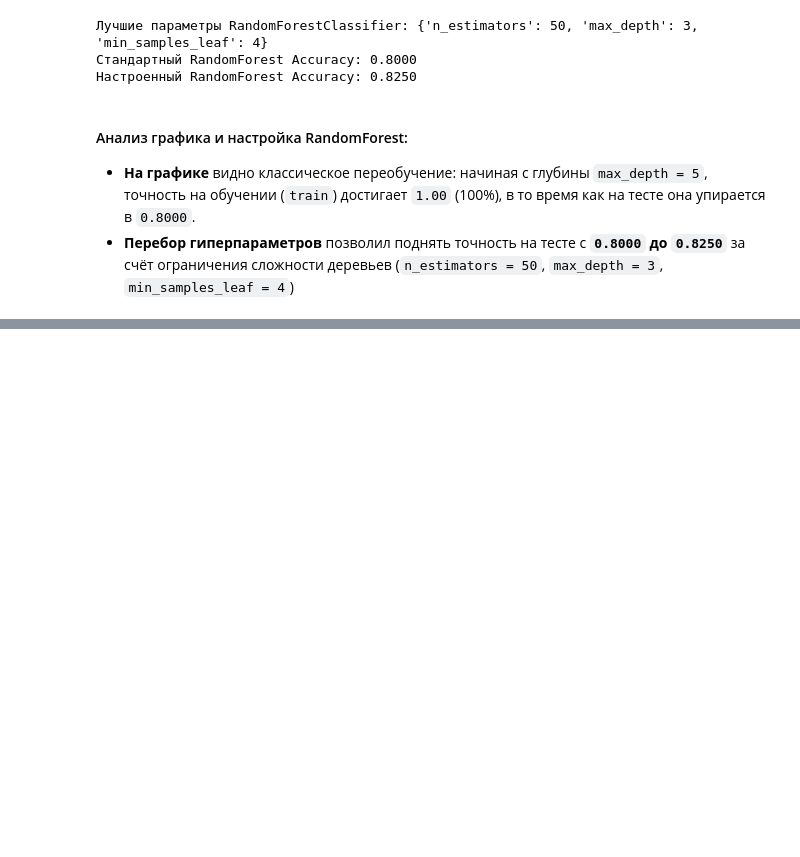
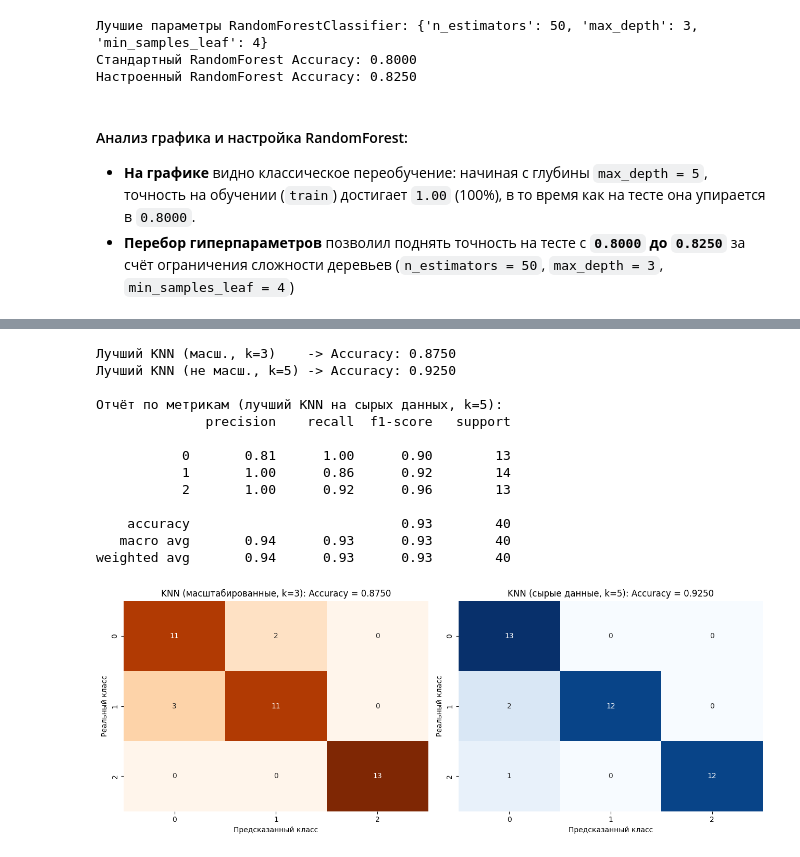
Before and after one commit to Tsvil12/MLsemestr, a Jupyter notebook: task2_classification/classification_v2.ipynb, the cells around one changed output, grey strips where cells are left out. Saved outputs shown, nothing was run; the diff lists cells and outputs as text; code cells hidden in the pictures; blank space fills up the shorter version.

```diff
--- a/task2_classification/classification_v2.ipynb
+++ b/task2_classification/classification_v2.ipynb
@@ -302,0 +402,51 @@ print(f'Настроенный RandomForest Accuracy: {best_rf_c_score:.4f}')
+# %%
+# 1. Лучший KNN на МАСШТАБИРОВАННЫХ данных (пик оранжевой линии при k=3)
+knn_clf_scaled_best = KNeighborsClassifier(n_neighbors=3, weights='uniform')
+knn_clf_scaled_best.fit(X_train_c_scaled, y_train_c)
+y_pred_knn_c_sc = knn_clf_scaled_best.predict(X_test_c_scaled)
+acc_knn_c_sc = knn_clf_scaled_best.score(X_test_c_scaled, y_test_c)
+
+# 2. Лучший KNN на ОРИГИНАЛЬНЫХ (сырых) данных (пик зелёной линии при k=5)
+knn_clf_best = KNeighborsClassifier(n_neighbors=5, weights='uniform')
+knn_clf_best.fit(X_train_c, y_train_c)
+y_pred_knn_c_best = knn_clf_best.predict(X_test_c)
+acc_knn_best = knn_clf_best.score(X_test_c, y_test_c)
+
+print(f'Лучший KNN (масш., k=3)    -> Accuracy: {acc_knn_c_sc:.4f}')
+print(f'Лучший KNN (не масш., k=5) -> Accuracy: {acc_knn_best:.4f}\n')
+
+print('Отчёт по метрикам (лучший KNN на сырых данных, k=5):')
+print(classification_report(y_test_c, y_pred_knn_c_best))
+
+# Рисуем две матрицы ошибок рядом
+fig, (ax1, ax2) = plt.subplots(1, 2, figsize=(13, 5))
+
+cm_knn_sc = confusion_matrix(y_test_c, y_pred_knn_c_sc)
+sns.heatmap(cm_knn_sc, annot=True, fmt='d', cmap='Oranges', cbar=False, ax=ax1)
+ax1.set_xlabel('Предсказанный класс')
+ax1.set_ylabel('Реальный класс')
+ax1.set_title(f'KNN (масштабированные, k=3): Accuracy = {acc_knn_c_sc:.4f}')
+
+cm_knn_or = confusion_matrix(y_test_c, y_pred_knn_c_best)
+sns.heatmap(cm_knn_or, annot=True, fmt='d', cmap='Blues', cbar=False, ax=ax2)
+ax2.set_xlabel('Предсказанный класс')
+ax2.set_ylabel('Реальный класс')
+ax2.set_title(f'KNN (сырые данные, k=5): Accuracy = {acc_knn_best:.4f}')
+
+plt.tight_layout()
+plt.show()
+# %% [output]
+Лучший KNN (масш., k=3)    -> Accuracy: 0.8750
+Лучший KNN (не масш., k=5) -> Accuracy: 0.9250
+
+Отчёт по метрикам (лучший KNN на сырых данных, k=5):
+              precision    recall  f1-score   support
+
+           0       0.81      1.00      0.90        13
+           1       1.00      0.86      0.92        14
+           2       1.00      0.92      0.96        13
+
+    accuracy                           0.93        40
+   macro avg       0.94      0.93      0.93        40
+weighted avg       0.94      0.93      0.93        40
+[figure, added]
```
Also changed, not shown: parts of 9 cells of this notebook, 2 other files.
